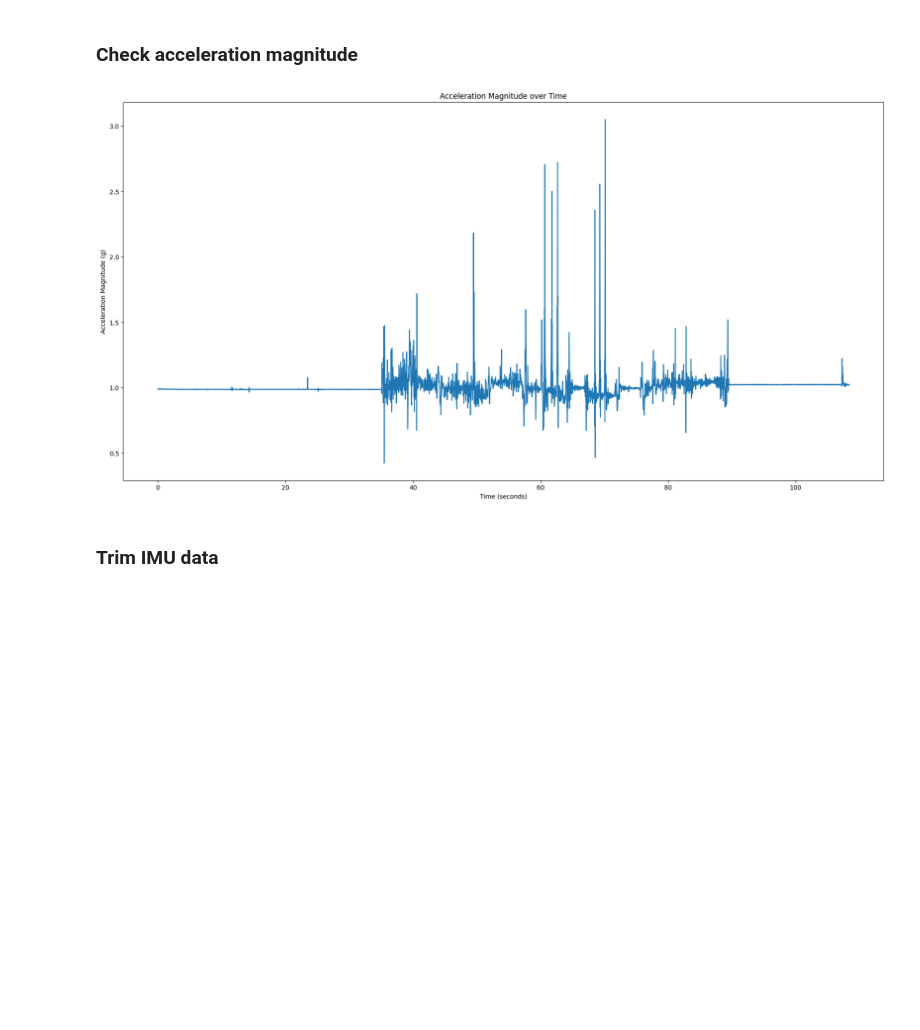
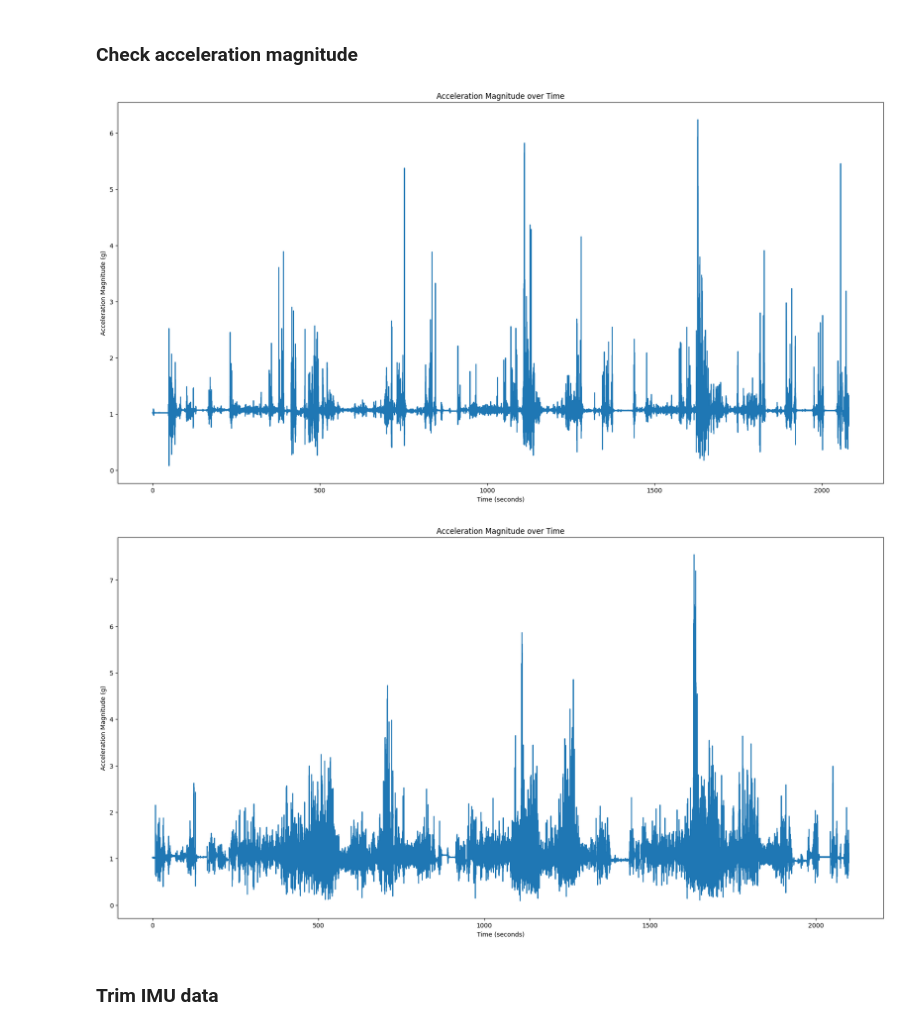
Before and after one commit to gloorli/ul-movement-tracking, a Jupyter notebook: src/synch_video_IMU.ipynb, the cells around one changed output. Saved outputs shown, nothing was run; the diff lists cells and outputs as text; code cells hidden in the pictures; blank space fills up the shorter version.

```diff
--- a/src/synch_video_IMU.ipynb
+++ b/src/synch_video_IMU.ipynb
@@ -21,7 +22,7 @@ from utilities import *
 - save the trimmed video as MP4 for labelbox
 # %%
 # CHANGE HERE #TODO
-participant_id = 'Hxx2'
+participant_id = 'S001'
 # %%
 path, video_path, imu_path = get_participant_paths(participant_id, study_folder='../data/CreateStudy')
 print("Video Path:", video_path)
@@ -234,8 +246,10 @@ RW_data = pd.concat([timestamps_array, RW_data], axis=1)
 ### Check acceleration magnitude
 # %%
 plot_acceleration_magnitude(LW_data,50)
+plot_acceleration_magnitude(RW_data,50)
 # %% [output]
-[figure, old version]
+[figure, new version]
+[figure, added]
 # %% [markdown]
 ### Trim IMU data
 # %%
```
Also changed, not shown: parts of 14 cells of this notebook.
